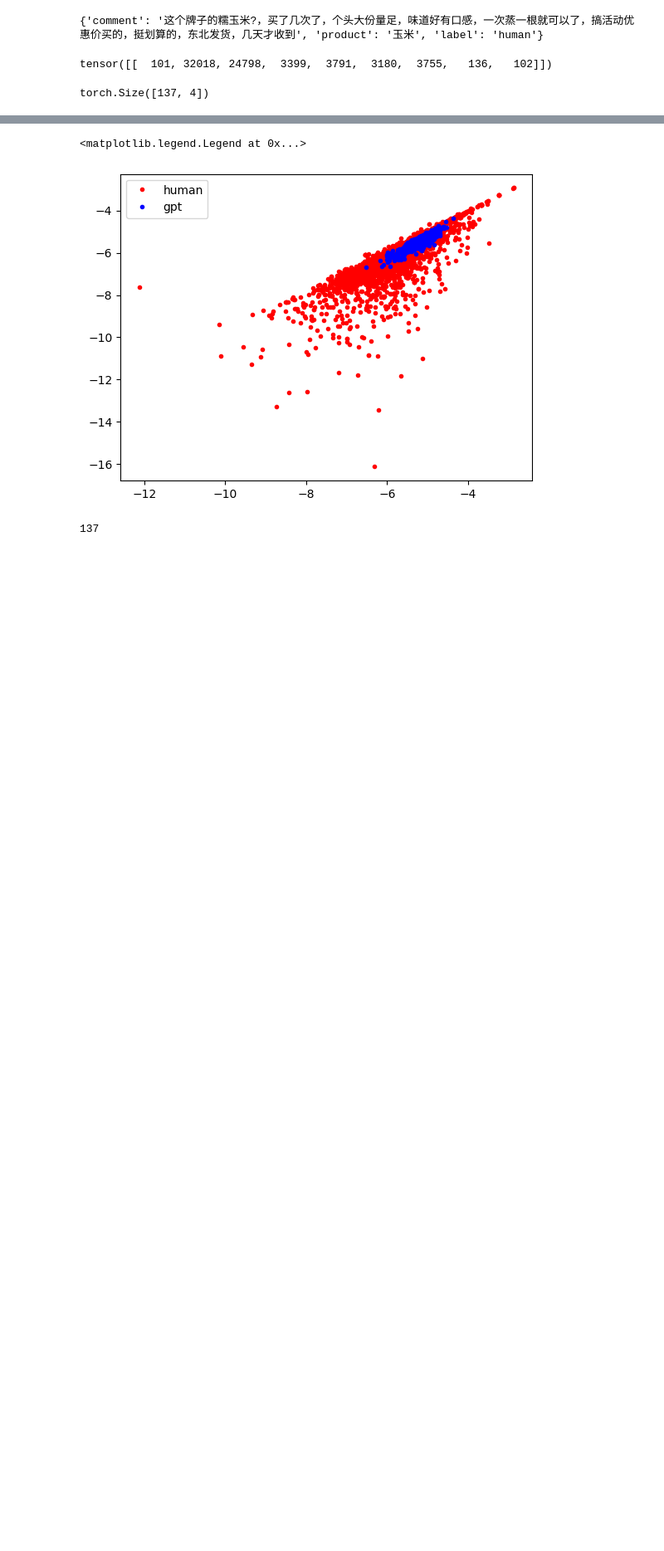
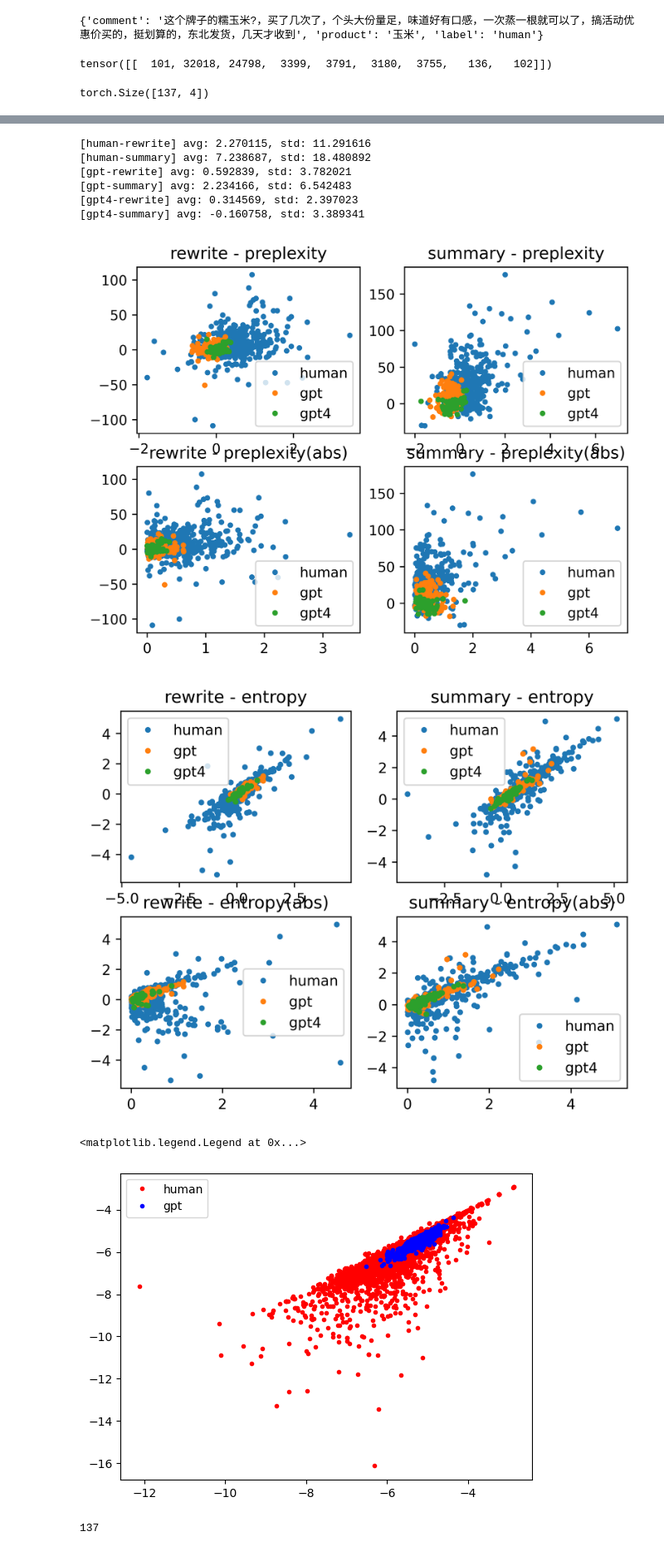
Before and after one commit to gene1974/AI-Detector, a Jupyter notebook: Comment/CommentFeature.ipynb, the cells around one changed output, grey strips where cells are left out. Shown at 83% size. Drawn from its saved outputs; the diff is of its cells as text; code cells hidden in the pictures; blank space fills up the shorter version.

```diff
--- a/Comment/CommentFeature.ipynb
+++ b/Comment/CommentFeature.ipynb
@@ -260,0 +389,79 @@ torch.Size([137, 4])
+# %%
+import matplotlib.pyplot as plt
+import numpy as np
+
+def cal_statistic(data, title):
+    avg = np.average(data)
+    std = np.std(data)
+    print('[{}] avg: {:4f}, std: {:4f}'.format(title, avg, std))
+
+def plot_rewrite_scores(data_scores):
+    assert isinstance(data_scores, dict)
+    rewrite_scores = {}
+    summary_scores = {}
+    for key in data_scores:
+        data_scores[key] = np.array(data_scores[key])
+        rewrite_scores[key] = data_scores[key][:, :4] - data_scores[key][:, 4:8]
+        summary_scores[key] = data_scores[key][:, :4] - data_scores[key][:, 8:12]
+        rewrite_scores[key + '-abs'] = np.abs(data_scores[key][:, :4] - data_scores[key][:, 4:8])
+        summary_scores[key + '-abs'] = np.abs(data_scores[key][:, :4] - data_scores[key][:, 8:12])
+        cal_statistic(rewrite_scores[key], key + '-rewrite')
+        cal_statistic(summary_scores[key], key + '-summary')
+    legends = list(data_scores.keys())
+
+    # preplexity
+    plt.figure(dpi=600)
+    plt.subplot(2, 2, 1)
+    for key in data_scores.keys():
+        plt.plot(rewrite_scores[key][:, 0], rewrite_scores[key][:, 1], '.')
+    plt.legend(legends)
+    plt.title('rewrite - preplexity')
+    plt.subplot(2, 2, 2)
+    for key in data_scores.keys():
+        plt.plot(summary_scores[key][:, 0], summary_scores[key][:, 1], '.')
+    plt.legend(legends)
+    plt.title('summary - preplexity')
+    plt.subplot(2, 2, 3)
+    for key in data_scores.keys():
+        plt.plot(rewrite_scores[key + '-abs'][:, 0], rewrite_scores[key][:, 1], '.')
+    plt.legend(legends)
+    plt.title('rewrite - preplexity(abs)')
+    plt.subplot(2, 2, 4)
+    for key in data_scores.keys():
+        plt.plot(summary_scores[key + '-abs'][:, 0], summary_scores[key][:, 1], '.')
+    plt.legend(legends)
+    plt.title('summary - preplexity(abs)')
+
+    # entropy
+    plt.figure(dpi=600)
+    plt.subplot(2, 2, 1)
+    for key in data_scores.keys():
+        plt.plot(rewrite_scores[key][:, 2], rewrite_scores[key][:, 3], '.')
+    plt.legend(legends)
+    plt.title('rewrite - entropy')
+    plt.subplot(2, 2, 2)
+    for key in data_scores.keys():
+        plt.plot(summary_scores[key][:, 2], summary_scores[key][:, 3], '.')
+    plt.legend(legends)
+    plt.title('summary - entropy')
+    plt.subplot(2, 2, 3)
+    for key in data_scores.keys():
+        plt.plot(rewrite_scores[key + '-abs'][:, 2], rewrite_scores[key][:, 3], '.')
+    plt.legend(legends)
+    plt.title('rewrite - entropy(abs)')
+    plt.subplot(2, 2, 4)
+    for key in data_scores.keys():
+        plt.plot(summary_scores[key + '-abs'][:, 2], summary_scores[key][:, 3], '.')
+    plt.legend(legends)
+    plt.title('summary - entropy(abs)')
+
+plot_rewrite_scores(all_scores)
+# %% [output]
+[human-rewrite] avg: 2.270115, std: 11.291616
+[human-summary] avg: 7.238687, std: 18.480892
+[gpt-rewrite] avg: 0.592839, std: 3.782021
+[gpt-summary] avg: 2.234166, std: 6.542483
+[gpt4-rewrite] avg: 0.314569, std: 2.397023
+[gpt4-summary] avg: -0.160758, std: 3.389341
+[figure, added]
+[figure, added]
```
Also changed, not shown: parts of 20 cells of this notebook, 20 other files.
